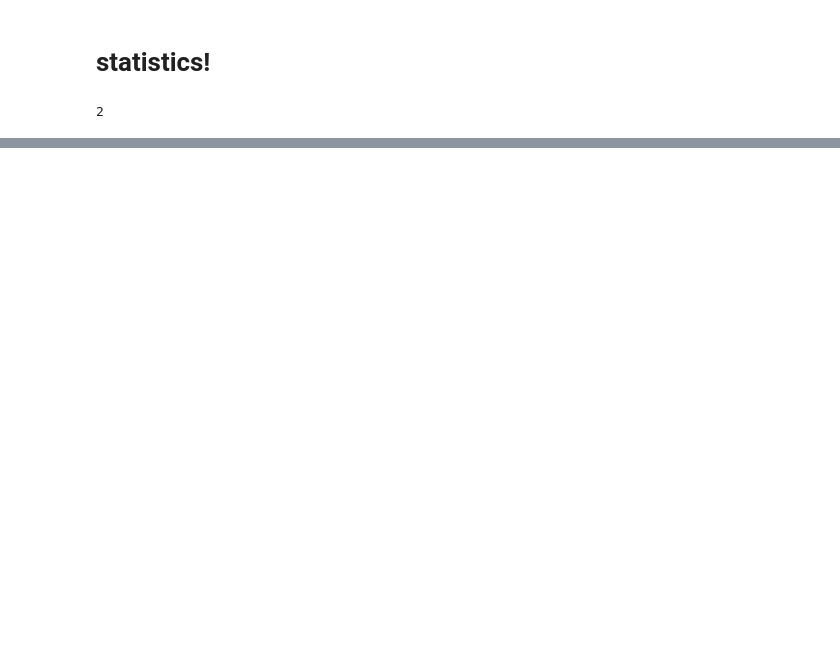
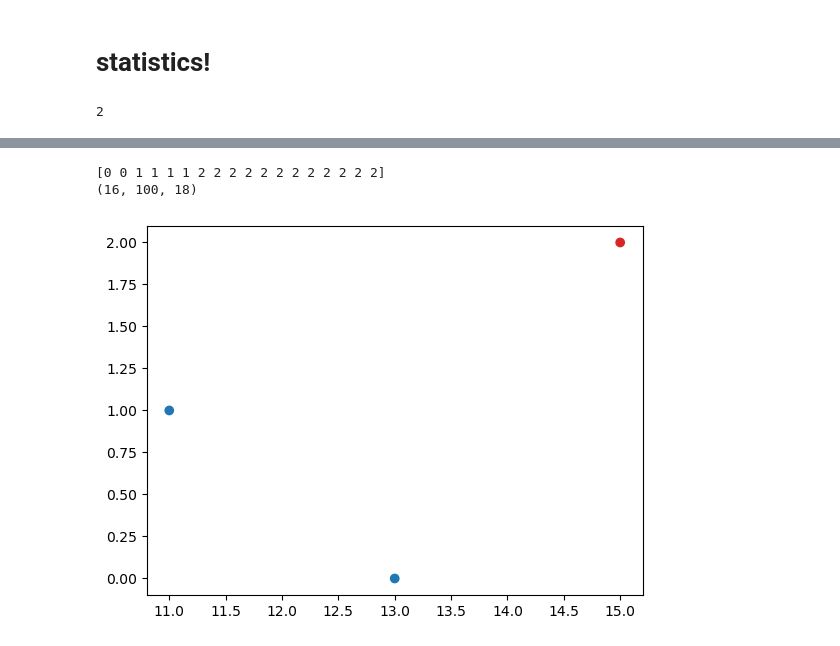
Before and after one commit to CosmicSurgery/thesis_notebooks, a Jupyter notebook: 2023.06.21 - Spiking Neural Network Circuits/2023.07.21 -Linear Regression SM shape.ipynb, the cells around one changed output, grey strips where cells are left out. Cells and saved outputs as stored; diff of their text form; code cells hidden in the pictures; blank space fills up the shorter version.

```diff
--- a/2023.06.21 - Spiking Neural Network Circuits/2023.07.21 -Linear Regression SM shape.ipynb
+++ b/2023.06.21 - Spiking Neural Network Circuits/2023.07.21 -Linear Regression SM shape.ipynb
@@ -140,12 +186,17 @@ len(scan_dict['inp_num'])
 # %% [output]
 2
 # %%
-trials = 1
+trials = 3
+np.random.seed(5)
 
 events_dict = {}
+labels_dict = {}
+stats_dict = {}
 for key_idc, key in enumerate(scan_dict):
 
     events_dict[key] = {}
+    labels_dict[key] = {}
+    stats_dict[key] = {}
 
     for val_idc, val in enumerate(scan_dict[key]):
 
@@ -155,9 +206,17 @@ for key_idc, key in enumerate(scan_dict):
         params[key]=val
 
 
-        all_events = np.zeros((trials, inp_event_max**inp_num,T,inp_num+rec_num+inh_num))
+        all_events = []
+        stats = []
+        np.zeros((trials, inp_event_max**inp_num,T,inp_num+rec_num+inh_num))
 
         for trial in tqdm(range(trials)):
-            all_events[trial] = calc_reps(**params)
+            x, nrn_labels, stats_ = calc_reps(**params)
+            all_events.append(x)
+            stats.append(stats_)
 
+        all_events = np.array(all_events)
+        stats = np.array(stats)
         events_dict[key][val] = all_events
+        labels_dict[key][val] = nrn_labels
+        stats_dict[key][val] = stats
@@ -165,0 +328,18 @@ ValueError: could not broadcast input array from shape (64,100,9) into shape (16
+# %%
+key = 'inh_num'
+values = list(events_dict[key].keys())
+val = values[-1]
+current_events = events_dict[key][val][0][0,...]
+nrn_labels = events_dict[key][val][1]
+print(nrn_labels)
+colors = np.array(['#1f77b4', '#d62728', '#17becf'])
+colors = colors[nrn_labels]
+print(current_events.shape)
+plt.figure()
+i=7
+plt.scatter(np.where(current_events[i,...])[0],np.where(current_events[i,...])[1],c=colors[np.where(current_events[i,...])[1]])
+plt.show()
+# %% [output]
+[0 0 1 1 1 1 2 2 2 2 2 2 2 2 2 2 2 2]
+(16, 100, 18)
+[figure, added]
```
Also changed, not shown: parts of 20 cells of this notebook, 1 other file.
